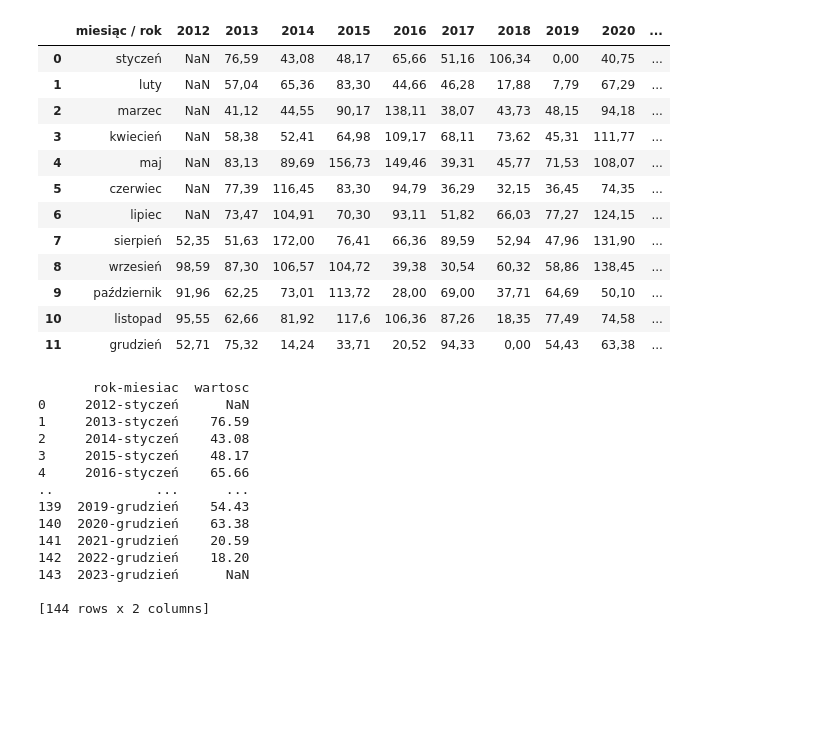
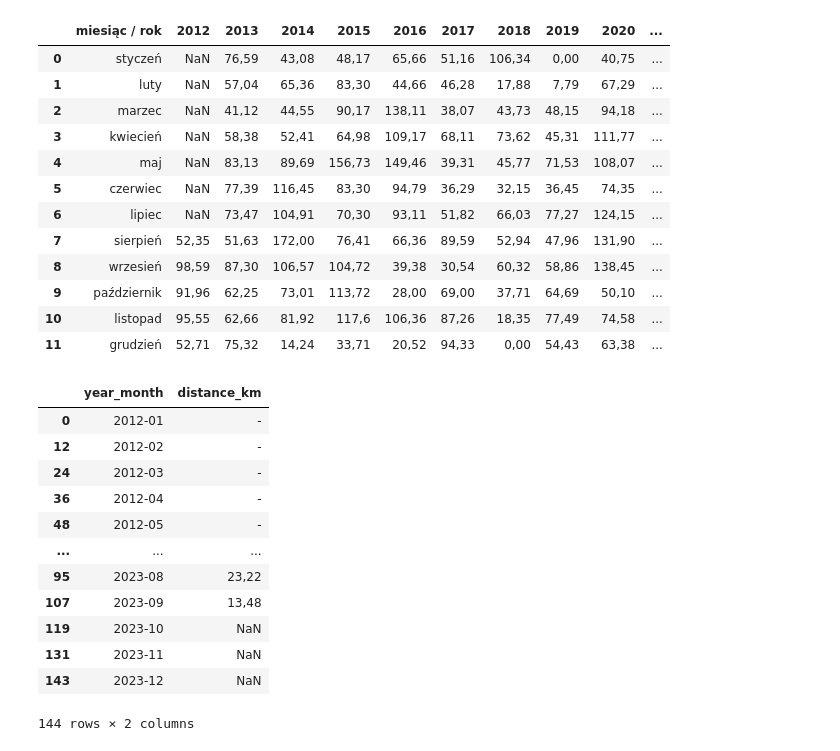
Before and after one commit to slazur83/Tableau, a Jupyter notebook: Workouts.ipynb, the cells around one changed output. Cells and saved outputs as stored; diff of their text form; code cells hidden in the pictures; blank space fills up the shorter version.

```diff
--- a/Workouts.ipynb
+++ b/Workouts.ipynb
@@ -146,24 +126,18 @@ print(result)
 import pandas as pd
 import numpy as np
 
-# Link do publicznego pliku Google Sheets
 google_sheets_link = 'https://docs.google.com/spreadsheets/d/1sKQRBWY5xvY-erhFxXo0bC0pTpZT6QUUMx1fjLngGk0/edit?usp=drive_link'
 
-# Ekstrakcja klucza dokumentu z linku
 document_key = google_sheets_link.split('/')[-2]
 
-# Tworzenie linku do arkusza
 worksheet_link = f'https://docs.google.com/spreadsheets/d/{document_key}/export?format=csv'
 
-# Wczytanie danych bezpośrednio z linku
-df = pd.read_csv(worksheet_link, header=1)
-
-df = df.drop(columns=['Unnamed: 0'])
-df = df.iloc[:, :-1]
-df = df.iloc[:-1,:]
-df.replace('-', np.nan, inplace=True)
-# Wyświetlanie wynikowego DataF
-display(df)
+df4 = pd.read_csv(worksheet_link, header=1)
+df4 = df4.drop(columns=['Unnamed: 0'])
+df4 = df4.iloc[:, :-1]
+df4 = df4.iloc[:-1,:]
+df4.replace('-', np.nan, inplace=True)
+display(df4)
 # %% [output]
 |  | miesiąc / rok | 2012 | 2013 | 2014 | 2015 | 2016 | 2017 | 2018 | 2019 | 2020 | ... |
 | 0 | styczeń | NaN | 76,59 | 43,08 | 48,17 | 65,66 | 51,16 | 106,34 | 0,00 | 40,75 | ... |
@@ -179,30 +153,31 @@ display(df)
 | 10 | listopad | 95,55 | 62,66 | 81,92 | 117,6 | 106,36 | 87,26 | 18,35 | 77,49 | 74,58 | ... |
 | 11 | grudzień | 52,71 | 75,32 | 14,24 | 33,71 | 20,52 | 94,33 | 0,00 | 54,43 | 63,38 | ... |
 # %%
-
-
-# Stwórz DataFrame wynikowy
-result_df = pd.DataFrame(columns=['rok-miesiac', 'wartosc'])
+df5 = pd.DataFrame(columns=['rok-miesiac', 'wartosc'])
 
 # Iteruj po wierszach i kolumnach
 for index, row in df.iterrows():
-    for col in df.columns[1:]:
-        result_df = pd.concat([result_df, pd.DataFrame({'rok-miesiac': [f'{int(col)}-{row["miesiąc / rok"]}'], 'wartosc': [row[col]]})], ignore_index=True)
+    for col in df4.columns[1:]:
+        df5 = pd.concat([df5, pd.DataFrame({'rok-miesiac': [f'{int(col)}-{index + 1:02d}'], 'wartosc': [row[col]]})], ignore_index=True)
 
 # Wyświetl wynikowy DataFrame
-print(result_df)
+df5 = df5.rename(columns={'rok-miesiac': 'year_month', 'wartosc': 'distance_km'})
+
+# Sortuj DataFrame według kolumny "year_month"
+df5= df5.sort_values(by='year_month')
+df5 = df5[df5['year_month'].apply(lambda x: int(x.split('-')[1])) != 13]
+display(df5)
 # %% [output]
+|  | year_month | distance_km |
+| 0 | 2012-01 | - |
+| 12 | 2012-02 | - |
+| 24 | 2012-03 | - |
+| 36 | 2012-04 | - |
+| 48 | 2012-05 | - |
+| ... | ... | ... |
+| 95 | 2023-08 | 23,22 |
+| 107 | 2023-09 | 13,48 |
+| 119 | 2023-10 | NaN |
+| 131 | 2023-11 | NaN |
+| 143 | 2023-12 | NaN |
-       rok-miesiac  wartosc
-0     2012-styczeń      NaN
-1     2013-styczeń    76.59
-2     2014-styczeń    43.08
-3     2015-styczeń    48.17
-4     2016-styczeń    65.66
-..             ...      ...
-139  2019-grudzień    54.43
-140  2020-grudzień    63.38
-141  2021-grudzień    20.59
-142  2022-grudzień    18.20
-143  2023-grudzień      NaN
-
-[144 rows x 2 columns]
+144 rows × 2 columns
```
Also changed, not shown: parts of 4 cells of this notebook.
